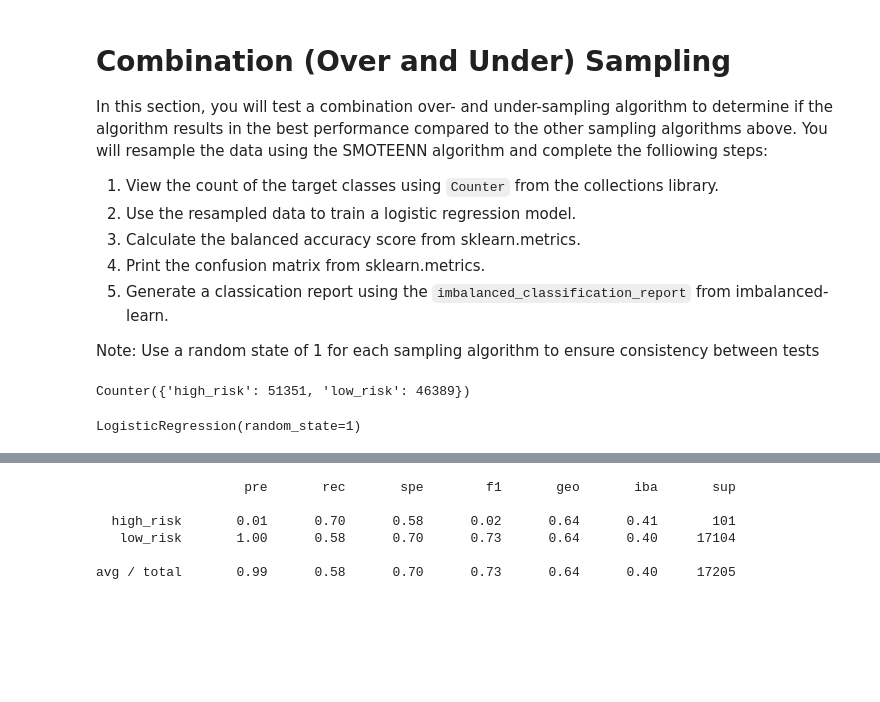
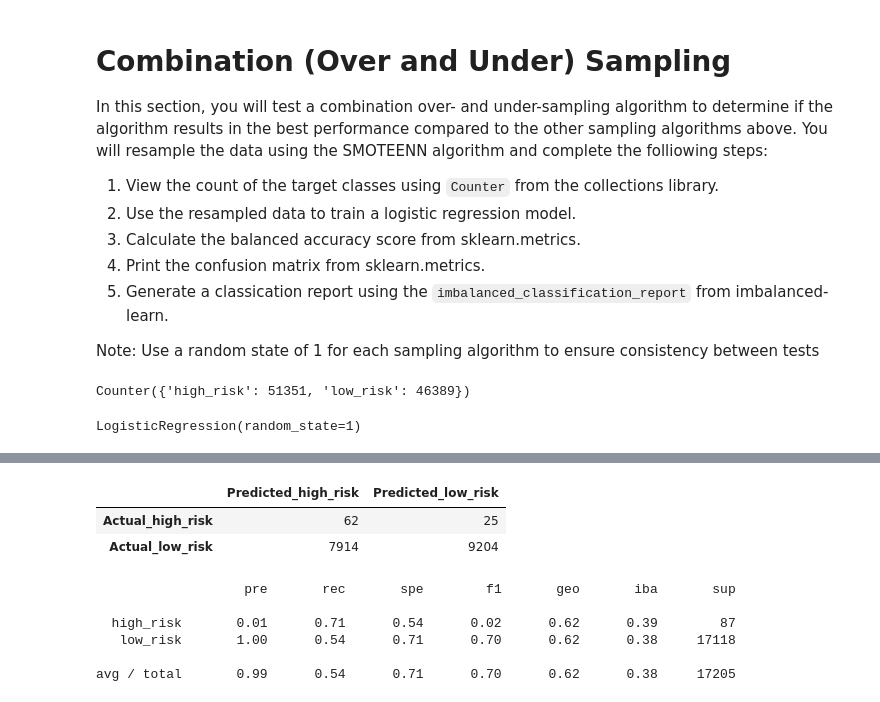
Before and after one commit to JeffreyS-0/Credit_Risk_Analysis, a Jupyter notebook: credit_risk_resampling.ipynb, the cells around one changed output, grey strips where cells are left out. Drawn from its saved outputs; the diff is of its cells as text; code cells hidden in the pictures; blank space fills up the shorter version.

```diff
--- a/credit_risk_resampling.ipynb
+++ b/credit_risk_resampling.ipynb
@@ -311,5 +311,6 @@ logreg.fit(X_resampled, y_resampled)
 LogisticRegression(random_state=1)
 # %%
 # Calculated the balanced accuracy score
-# YOUR CODE HERE
+y_pred = logreg.predict(X_test)
+balanced_accuracy_score(y_test, y_pred)
 # %% [output]
@@ -323,10 +318,20 @@ array([[  71,   30],
+# %%
+# Display the confusion matrix
+cm = confusion_matrix(y_test, y_pred)
+
+cm_df = pd.DataFrame(cm, index=["Actual_high_risk", "Actual_low_risk"], columns=["Predicted_high_risk", "Predicted_low_risk"])
+cm_df
+# %% [output]
+|  | Predicted_high_risk | Predicted_low_risk |
+| Actual_high_risk | 62 | 25 |
+| Actual_low_risk | 7914 | 9204 |
 # %%
 # Print the imbalanced classification report
-# YOUR CODE HERE
+print(classification_report_imbalanced(y_test, y_pred))
 # %% [output]
                    pre       rec       spe        f1       geo       iba       sup
 
-  high_risk       0.01      0.70      0.58      0.02      0.64      0.41       101
-   low_risk       1.00      0.58      0.70      0.73      0.64      0.40     17104
+  high_risk       0.01      0.71      0.54      0.02      0.62      0.39        87
+   low_risk       1.00      0.54      0.71      0.70      0.62      0.38     17118
 
-avg / total       0.99      0.58      0.70      0.73      0.64      0.40     17205
+avg / total       0.99      0.54      0.71      0.70      0.62      0.38     17205
```
Also changed, not shown: parts of 2 cells of this notebook.
